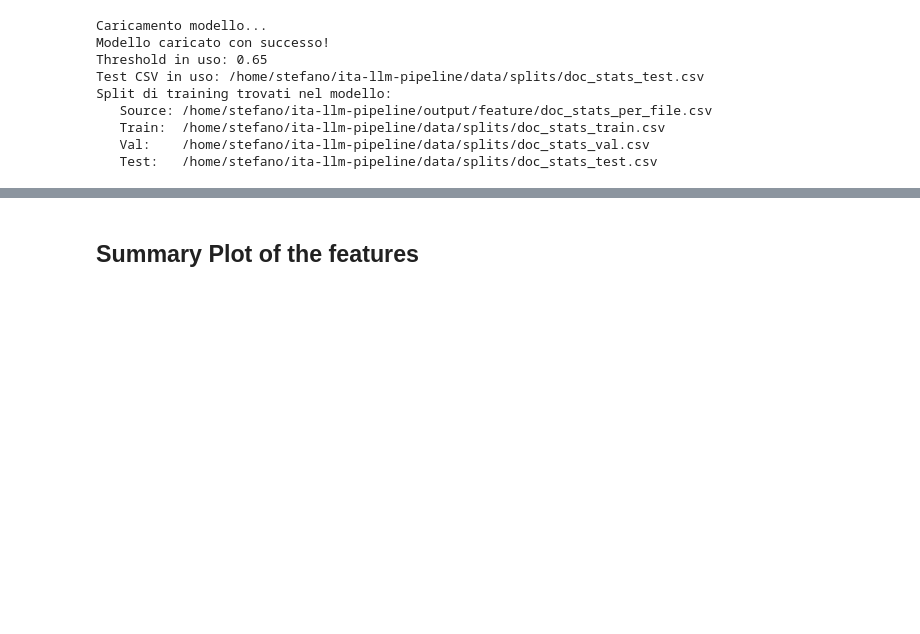
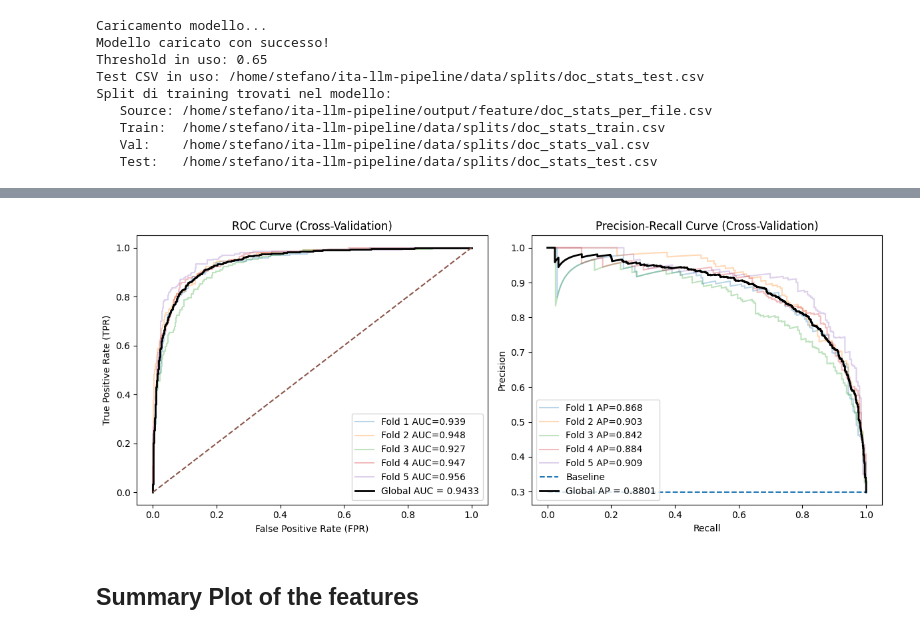
Before and after one commit to GIOSTE52/ita-llm-pipeline, a Jupyter notebook: notebooks/report.ipynb, the cells around one changed output, grey strips where cells are left out. Drawn from its saved outputs; the diff is of its cells as text; code cells hidden in the pictures; blank space fills up the shorter version.

```diff
--- a/notebooks/report.ipynb
+++ b/notebooks/report.ipynb
@@ -322,3 +194,88 @@ def evaluate_model(
+# %%
+import numpy as np
+from sklearn.model_selection import StratifiedKFold
+
+# ===== INPUT =====
+# model: (es. LGBM)
+# X, y: dataset
+
+skf = StratifiedKFold(n_splits=5, shuffle=True, random_state=42)
+
+# per aggregare risultati
+y_true_all = []
+y_scores_all = []
+
+# per visualizzare fold singoli (opzionale)
+plt.figure(figsize=(12, 5))
+
+# ===== CROSS VALIDATION =====
+for i, (train_idx, val_idx) in enumerate(skf.split(X, y)):
+    X_train, X_val = X.iloc[train_idx], X.iloc[val_idx]
+    y_train, y_val = y.iloc[train_idx], y.iloc[val_idx]
+
+    # fit
+    model.fit(X_train, y_train)
+
+    # probabilità
+    y_scores = model.predict_proba(X_val)[:, 1]
+
+    # salva per aggregazione globale
+    y_true_all.extend(y_val)
+    y_scores_all.extend(y_scores)
+
+    # ROC fold (opzionale)
+    fpr, tpr, _ = roc_curve(y_val, y_scores)
+    roc_auc = roc_auc_score(y_val, y_scores)
+
+    plt.subplot(1, 2, 1)
+    plt.plot(fpr, tpr, alpha=0.3, label=f"Fold {i+1} AUC={roc_auc:.3f}")
+
+    # PR fold (opzionale)
+    precision, recall, _ = precision_recall_curve(y_val, y_scores)
+    pr_auc = average_precision_score(y_val, y_scores)
+
+    plt.subplot(1, 2, 2)
+    plt.plot(recall, precision, alpha=0.3, label=f"Fold {i+1} AP={pr_auc:.3f}")
+
+
+# ===== METRICHE GLOBALI =====
+y_true_all = np.array(y_true_all)
+y_scores_all = np.array(y_scores_all)
+
+# ROC globale
+fpr, tpr, _ = roc_curve(y_true_all, y_scores_all)
+roc_auc = roc_auc_score(y_true_all, y_scores_all)
+
+# PR globale
+precision, recall, _ = precision_recall_curve(y_true_all, y_scores_all)
+pr_auc = average_precision_score(y_true_all, y_scores_all)
+
+# ===== PLOT FINALE =====
+
+# ROC
+plt.subplot(1, 2, 1)
+plt.plot(fpr, tpr, color="black", linewidth=2, label=f"Global AUC = {roc_auc:.4f}")
+plt.plot([0, 1], [0, 1], linestyle="--")
+plt.xlabel("False Positive Rate (FPR)")
+plt.ylabel("True Positive Rate (TPR)")
+plt.title("ROC Curve (Cross-Validation)")
+plt.legend()
+
+# PR
+plt.subplot(1, 2, 2)
+baseline = np.mean(y_true_all)
+plt.hlines(baseline, 0, 1, linestyles="--", label="Baseline")
+
+plt.plot(recall, precision, color="black", linewidth=2, label=f"Global AP = {pr_auc:.4f}")
+plt.xlabel("Recall")
+plt.ylabel("Precision")
+plt.title("Precision-Recall Curve (Cross-Validation)")
+plt.legend()
+
+plt.tight_layout()
+plt.show()
+# %% [output]
+[figure, added]
 # %% [markdown]
 ## Summary Plot of the features
 # %%
```
Also changed, not shown: parts of 13 cells of this notebook, 1 other file.
